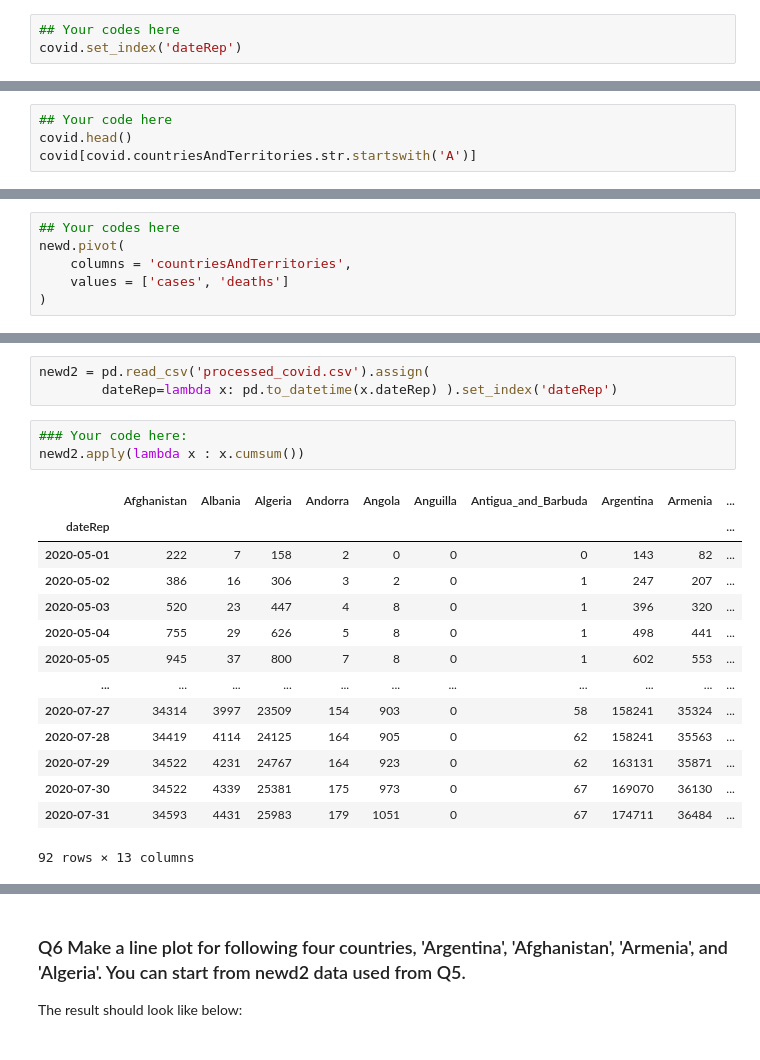
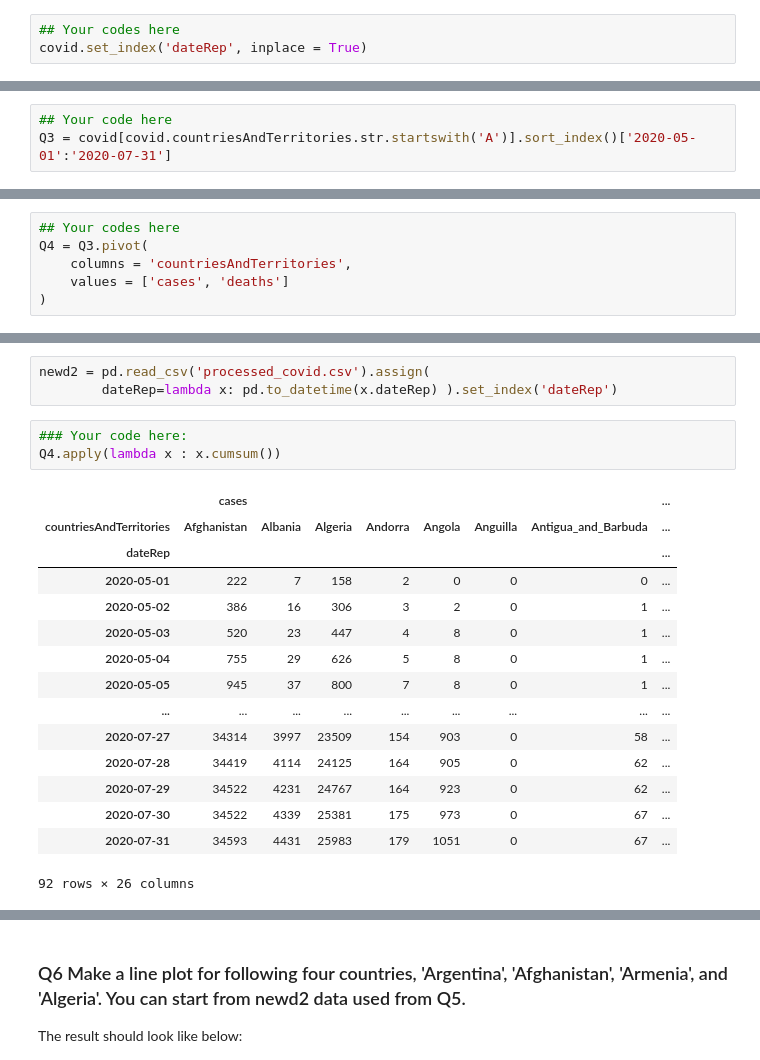
Before and after one commit to Lee-geonwu/class_ai4ml, a Jupyter notebook: week7/Midterm_ai4ml.ipynb, the cells around one changed output, grey strips where cells are left out. Saved outputs shown, nothing was run; the diff lists cells and outputs as text.

```diff
--- a/week7/Midterm_ai4ml.ipynb
+++ b/week7/Midterm_ai4ml.ipynb
@@ -42,4 +42,4 @@ covid.head(2)
 | 1 | 2020-09-18 | 18 | 9 | 2020 | 0 | 0 | Afghanistan | AF | ... |
 # %%
 ## Your codes here
-covid.set_index('dateRep')
+covid.set_index('dateRep', inplace = True)
@@ -83,5 +69,4 @@ Your answer here:
  - Months of May, June, and July on 2020
 # %%
 ## Your code here
-covid.head()
-covid[covid.countriesAndTerritories.str.startswith('A')]
+Q3 = covid[covid.countriesAndTerritories.str.startswith('A')].sort_index()['2020-05-01':'2020-07-31']
@@ -117,7 +105,7 @@ newd = pd.read_csv('processed_Q3.csv').assign(
         dateRep=lambda x: pd.to_datetime(x.dateRep) ).set_index('dateRep')
 # %%
 ## Your codes here
-newd.pivot(
+Q4 = Q3.pivot(
     columns = 'countriesAndTerritories',
     values = ['cases', 'deaths']
 )
@@ -152,19 +142,20 @@ newd2 = pd.read_csv('processed_covid.csv').assign(
         dateRep=lambda x: pd.to_datetime(x.dateRep) ).set_index('dateRep')
 # %%
 ### Your code here:
-newd2.apply(lambda x : x.cumsum())
+Q4.apply(lambda x : x.cumsum())
 # %% [output]
-|  | Afghanistan | Albania | Algeria | Andorra | Angola | Anguilla | Antigua_and_Barbuda | Argentina | Armenia | ... |
-| dateRep |  |  |  |  |  |  |  |  |  | ... |
-| 2020-05-01 | 222 | 7 | 158 | 2 | 0 | 0 | 0 | 143 | 82 | ... |
-| 2020-05-02 | 386 | 16 | 306 | 3 | 2 | 0 | 1 | 247 | 207 | ... |
-| 2020-05-03 | 520 | 23 | 447 | 4 | 8 | 0 | 1 | 396 | 320 | ... |
-| 2020-05-04 | 755 | 29 | 626 | 5 | 8 | 0 | 1 | 498 | 441 | ... |
-| 2020-05-05 | 945 | 37 | 800 | 7 | 8 | 0 | 1 | 602 | 553 | ... |
-| ... | ... | ... | ... | ... | ... | ... | ... | ... | ... | ... |
-| 2020-07-27 | 34314 | 3997 | 23509 | 154 | 903 | 0 | 58 | 158241 | 35324 | ... |
-| 2020-07-28 | 34419 | 4114 | 24125 | 164 | 905 | 0 | 62 | 158241 | 35563 | ... |
-| 2020-07-29 | 34522 | 4231 | 24767 | 164 | 923 | 0 | 62 | 163131 | 35871 | ... |
-| 2020-07-30 | 34522 | 4339 | 25381 | 175 | 973 | 0 | 67 | 169070 | 36130 | ... |
-| 2020-07-31 | 34593 | 4431 | 25983 | 179 | 1051 | 0 | 67 | 174711 | 36484 | ... |
+|  | cases |  |  |  |  |  |  | ... |
+| countriesAndTerritories | Afghanistan | Albania | Algeria | Andorra | Angola | Anguilla | Antigua_and_Barbuda | ... |
+| dateRep |  |  |  |  |  |  |  | ... |
+| 2020-05-01 | 222 | 7 | 158 | 2 | 0 | 0 | 0 | ... |
+| 2020-05-02 | 386 | 16 | 306 | 3 | 2 | 0 | 1 | ... |
+| 2020-05-03 | 520 | 23 | 447 | 4 | 8 | 0 | 1 | ... |
+| 2020-05-04 | 755 | 29 | 626 | 5 | 8 | 0 | 1 | ... |
+| 2020-05-05 | 945 | 37 | 800 | 7 | 8 | 0 | 1 | ... |
+| ... | ... | ... | ... | ... | ... | ... | ... | ... |
+| 2020-07-27 | 34314 | 3997 | 23509 | 154 | 903 | 0 | 58 | ... |
+| 2020-07-28 | 34419 | 4114 | 24125 | 164 | 905 | 0 | 62 | ... |
+| 2020-07-29 | 34522 | 4231 | 24767 | 164 | 923 | 0 | 62 | ... |
+| 2020-07-30 | 34522 | 4339 | 25381 | 175 | 973 | 0 | 67 | ... |
+| 2020-07-31 | 34593 | 4431 | 25983 | 179 | 1051 | 0 | 67 | ... |
-92 rows × 13 columns
+92 rows × 26 columns
```
Also changed, not shown: parts of 13 cells of this notebook.
